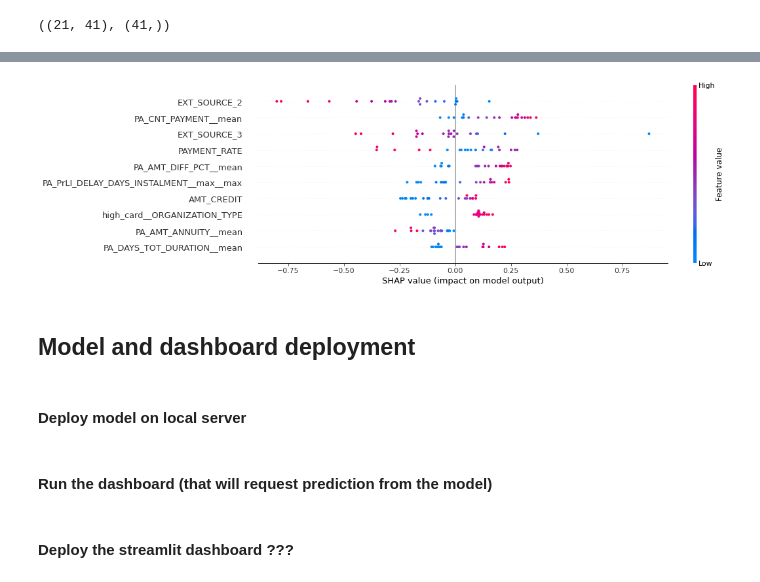
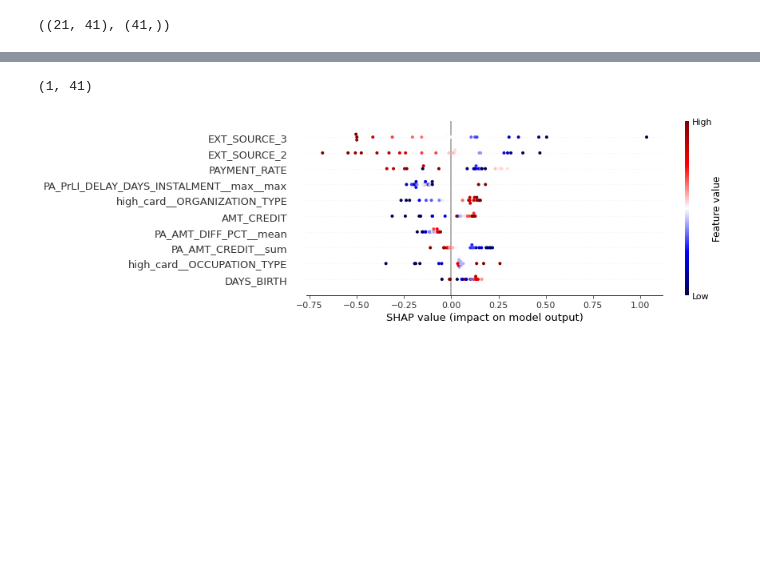
Before and after one commit to SmellyArmure/OC_DS_Project7, a Jupyter notebook: NOTEBOOKS/P7_05_Dashboard_prep.ipynb, the cells around one changed output, grey strips where cells are left out. Cells and saved outputs as stored; diff of their text form; code cells hidden in the pictures; blank space fills up the shorter version.

```diff
--- a/NOTEBOOKS/P7_05_Dashboard_prep.ipynb
+++ b/NOTEBOOKS/P7_05_Dashboard_prep.ipynb
@@ -172,0 +184,12 @@ plot_projection(X=X_tr_featsel.loc[random_samp],
+# %%
+customer_idx = 100028
+
+plot_scatter_projection(X=X_tr_featsel.loc[random_samp],
+                        ser_clust=y_train.loc[random_samp].replace({0: 'repaid', 1: 'not repaid'}),
+                        n_display = 200,
+                        plot_highlight = nearest_cust_idx,
+                        X_cust = X_te_featsel.loc[customer_idx:customer_idx],
+                        figsize=(10, 6),
+                        size=20,
+                        fontsize=16,
+                        columns=X_tr_featsel.columns[20:22])
@@ -288,29 +353,33 @@ plt.show()
+# %%
+shap_values[1][-2:-1].shape
+# %% [output]
+(1, 41)
 # %%
-fig, ax = plt.subplots(figsize=(14, 5))
+fig, ax = plt.subplots(figsize=(10, 4))
 
-shap.summary_plot(shap_values[1],
-                  X_cust_neigh.values,
+shap.summary_plot(shap_values[1],#[:-1],
+                  X_cust_neigh.values,#[:-1],
                   feature_names=X_neigh.columns,
                   max_display=10,
                   show=False,
-                 plot_size=None
+                  plot_size=None,
+#                   color_bar=False
                  )
-shap.summary_plot(shap_values[1],
-                  X_cust_neigh.values,
-                  feature_names=X_neigh.columns,
-                  max_display=10,
-                  show=False,
-                 plot_size=None
-                 )
+# Change the colormap of the artists
+my_cmap =  plt.get_cmap('seismic')
+for fc in plt.gcf().get_children():
+    for fcc in fc.get_children():
+        if hasattr(fcc, "set_cmap"):
+            fcc.set_cmap(my_cmap)
+
+# shap.summary_plot(shap_values[1],
+#                   X_cust_neigh.values,
+#                   feature_names=X_neigh.columns,
+#                   max_display=10,
+#                   show=False,
+# #                   plot_size=None,
+#                  )
 
 plt.show()
 # %% [output]
-[figure, old version]
+[figure, new version]
-# %% [markdown]
-## Model and dashboard deployment
-# %% [markdown]
-#### Deploy model on local server
-# %% [markdown]
-#### Run the dashboard (that will request prediction from the model)
-# %% [markdown]
-#### Deploy the streamlit dashboard ???
```
Also changed, not shown: parts of 23 cells of this notebook, 25 other files.
